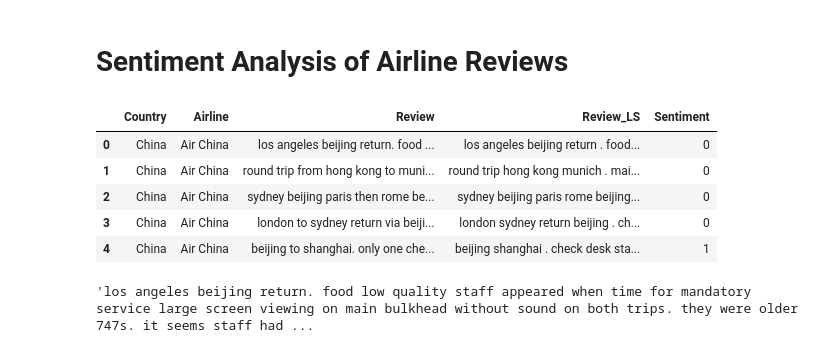
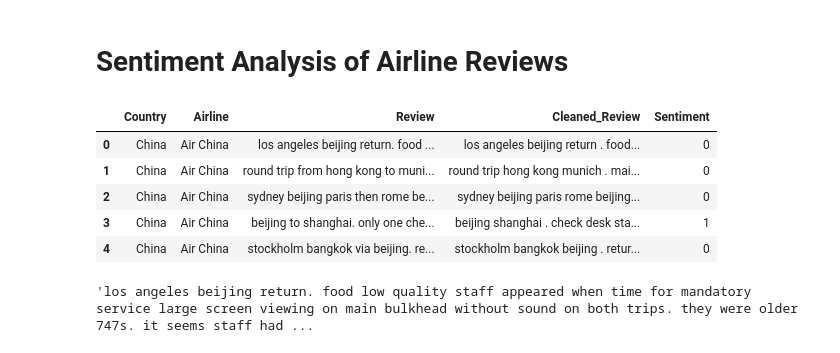
Before and after one commit to 1422-samu/Airline-Review-Sentiment-Analysis, a Jupyter notebook: Word2Vec Model for Airline Review.ipynb, the cells around one changed output. Drawn from its saved outputs; the diff is of its cells as text; code cells hidden in the pictures.

```diff
--- a/Word2Vec Model for Airline Review.ipynb
+++ b/Word2Vec Model for Airline Review.ipynb
@@ -13,16 +13,16 @@ nlp = spacy.load('en_core_web_lg')
 from nltk.tokenize import word_tokenize
 from gensim.models import Word2Vec
 # %%
-df = pd.read_csv('airline_df_cleaned.csv')
-reviews = df[['Country','Airline','Review','Review_LS','Sentiment']].copy(deep=True)
+df = pd.read_csv('airline_cleaned.csv')
+reviews = df[['Country','Airline','Review','Cleaned_Review','Sentiment']].copy(deep=True)
 reviews.head()
 # %% [output]
-|  | Country | Airline | Review | Review_LS | Sentiment |
+|  | Country | Airline | Review | Cleaned_Review | Sentiment |
 | 0 | China | Air China | los angeles beijing return. food ... | los angeles beijing return . food... | 0 |
 | 1 | China | Air China | round trip from hong kong to muni... | round trip hong kong munich . mai... | 0 |
 | 2 | China | Air China | sydney beijing paris then rome be... | sydney beijing paris rome beijing... | 0 |
-| 3 | China | Air China | london to sydney return via beiji... | london sydney return beijing . ch... | 0 |
-| 4 | China | Air China | beijing to shanghai. only one che... | beijing shanghai . check desk sta... | 1 |
+| 3 | China | Air China | beijing to shanghai. only one che... | beijing shanghai . check desk sta... | 1 |
+| 4 | China | Air China | stockholm bangkok via beijing. re... | stockholm bangkok beijing . retur... | 0 |
 # %%
 reviews['Review'][0]
 # %% [output]
```
Also changed, not shown: parts of 8 cells of this notebook, 4 other files.
